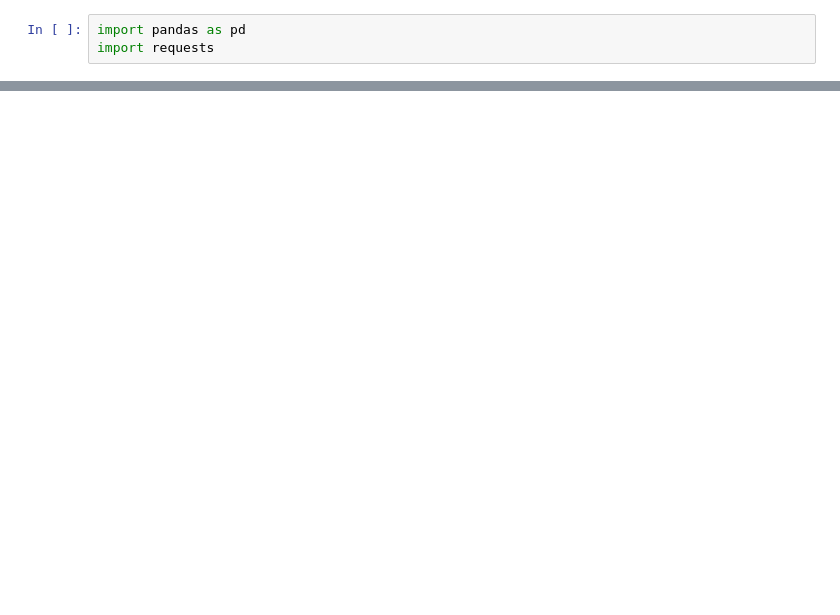
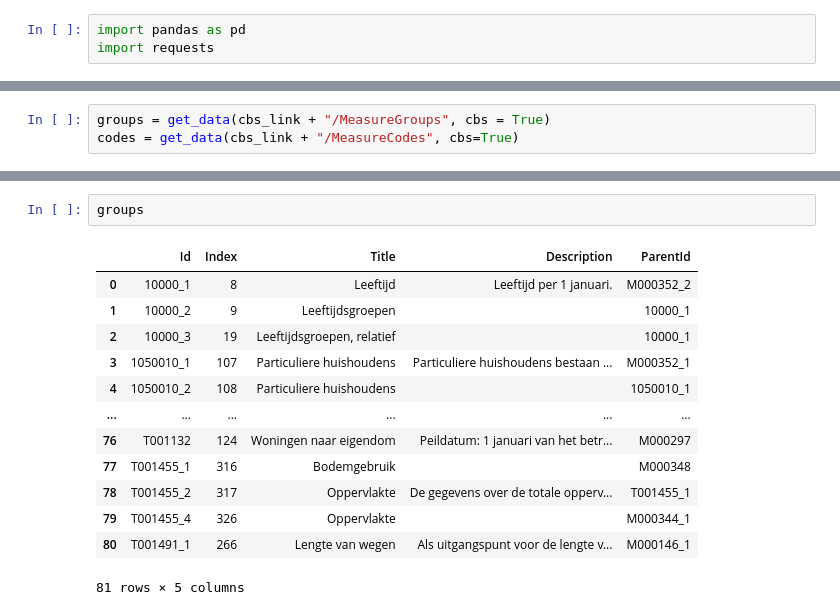
Before and after one commit to rmfaber/Project, a Jupyter notebook: Get_data.ipynb, the cells around one changed output, grey strips where cells are left out. Cells and saved outputs as stored; diff of their text form; blank space fills up the shorter version.

```diff
--- a/Get_data.ipynb
+++ b/Get_data.ipynb
@@ -31,0 +47,3 @@ wijken_buurten_data = get_data_cbs(wijken_buurten)
+# %%
+groups = get_data(cbs_link + "/MeasureGroups", cbs = True)
+codes = get_data(cbs_link + "/MeasureCodes", cbs=True)
@@ -31,0 +61,16 @@ wijken_buurten_data = get_data_cbs(wijken_buurten)
+# %%
+groups
+# %% [output]
+|  | Id | Index | Title | Description | ParentId |
+| 0 | 10000_1 | 8 | Leeftijd | Leeftijd per 1 januari. | M000352_2 |
+| 1 | 10000_2 | 9 | Leeftijdsgroepen |  | 10000_1 |
+| 2 | 10000_3 | 19 | Leeftijdsgroepen, relatief |  | 10000_1 |
+| 3 | 1050010_1 | 107 | Particuliere huishoudens | Particuliere huishoudens bestaan ... | M000352_1 |
+| 4 | 1050010_2 | 108 | Particuliere huishoudens |  | 1050010_1 |
+| ... | ... | ... | ... | ... | ... |
+| 76 | T001132 | 124 | Woningen naar eigendom | Peildatum: 1 januari van het betr... | M000297 |
+| 77 | T001455_1 | 316 | Bodemgebruik |  | M000348 |
+| 78 | T001455_2 | 317 | Oppervlakte | De gegevens over de totale opperv... | T001455_1 |
+| 79 | T001455_4 | 326 | Oppervlakte |  | M000344_1 |
+| 80 | T001491_1 | 266 | Lengte van wegen | Als uitgangspunt voor de lengte v... | M000146_1 |
+81 rows × 5 columns
```
Also changed, not shown: parts of 17 cells of this notebook.
